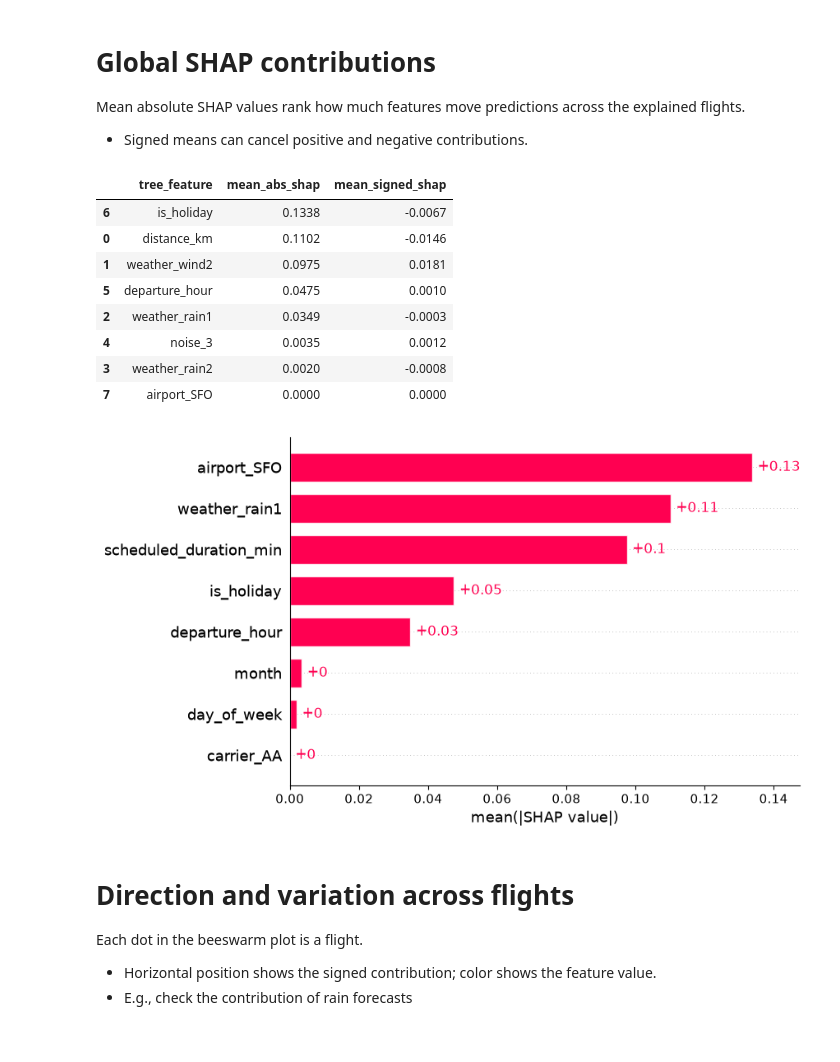
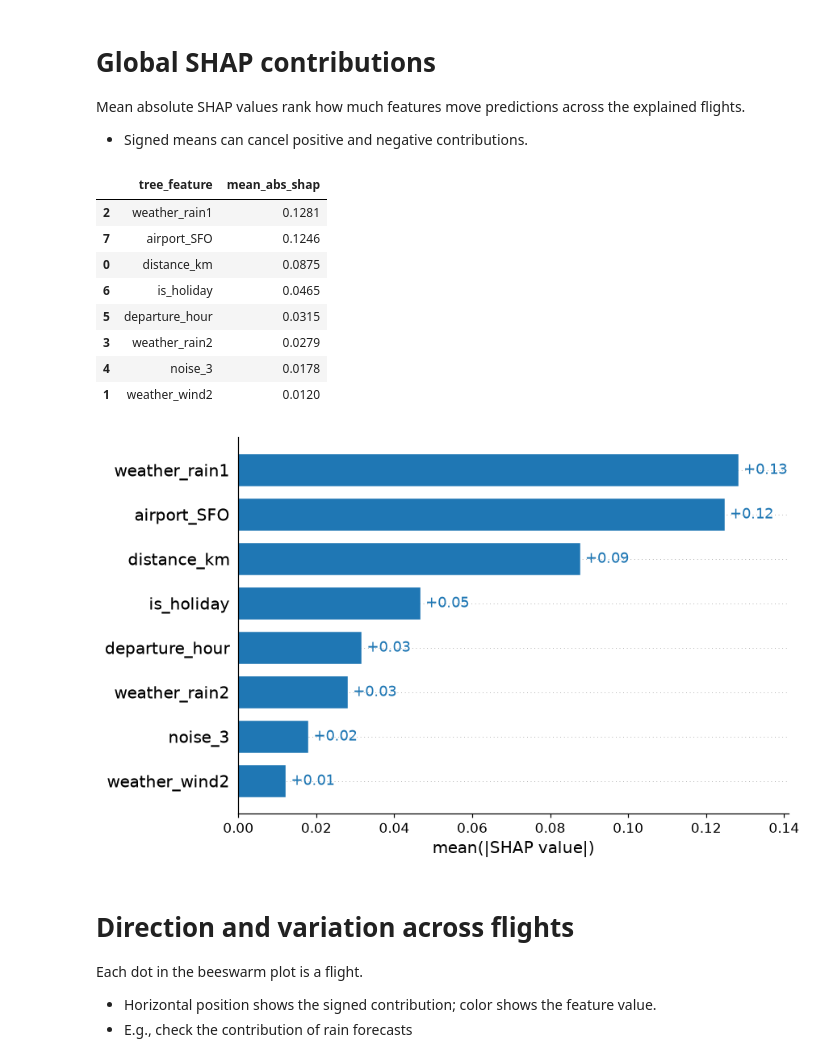
Before and after one commit to w4bo/AA2627-unibo-dcai, a Jupyter notebook: slides/lab-03-feature.ipynb, the cells around one changed output. Cells and saved outputs as stored; diff of their text form; code cells hidden in the pictures.

```diff
--- a/slides/lab-03-feature.ipynb
+++ b/slides/lab-03-feature.ipynb
@@ -558,27 +476,12 @@ feature_schema.loc[feature_schema["source"] == "engineered", schema_display_colu
 # %%
 #| echo: false
 # Build reusable preprocessing and classifier helpers for the later experiments.
-def numeric_columns(X):
-    return X.select_dtypes(include=np.number).columns.tolist()
-
-
-def categorical_columns(X):
-    return X.select_dtypes(exclude=np.number).columns.tolist()
-
-
 def make_preprocessor():
-    try:
-        one_hot = OneHotEncoder(handle_unknown="ignore", sparse_output=False)
-    except TypeError:
-        one_hot = OneHotEncoder(handle_unknown="ignore", sparse=False)
-
-    return ColumnTransformer(
-        transformers=[
-            ("num", "passthrough", numeric_columns),
-            ("cat", one_hot, categorical_columns),
-        ],
-        verbose_feature_names_out=False,
-    )
+    return ColumnTransformer([
+        ("num", "passthrough", make_column_selector(dtype_include=np.number)),
+        ("cat", OneHotEncoder(handle_unknown="ignore", sparse_output=False),
+         make_column_selector(dtype_exclude=np.number)),
+    ], verbose_feature_names_out=False)
 
 
 def make_tree(max_depth=5, min_samples_leaf=1):
@@ -595,15 +498,12 @@ def make_pipeline(add_manual_features=False, include_actual_times=False, selecto
             if isinstance(selector, Pipeline) else make_preprocessor()),
     ]
     if selector is not None:
-        steps.append(("feature_selection", selector)) # Selection is part of model fitting. Keeping it inside the pipeline prevents validation-fold information from guiding the selected features.
+        steps.append(("feature_selection", selector))
     steps.append(("classifier", make_tree()))
     return Pipeline(steps)
 
 cv = StratifiedKFold(n_splits=5, shuffle=True, random_state=RANDOM_STATE)
-scoring = {
-    "balanced_accuracy": make_scorer(balanced_accuracy_score),
-    "f1": make_scorer(f1_score),
-}
+scoring = {"balanced_accuracy": "balanced_accuracy", "f1": "f1"}
 make_pipeline(add_manual_features=False)
 # %% [output]
 Pipeline(steps=[('feature_engineering',
@@ -1330,23 +1200,26 @@ Mean absolute SHAP values rank how much features move predictions across the exp
 shap_importance = pd.DataFrame({
     "tree_feature": selected_feature_names_for_tree,
     "mean_abs_shap": np.abs(shap_delayed.values).mean(axis=0),
-    "mean_signed_shap": shap_delayed.values.mean(axis=0),
 }).sort_values("mean_abs_shap", ascending=False)
 shap_importance.round(4)
 # %% [output]
-|  | tree_feature | mean_abs_shap | mean_signed_shap |
-| 6 | is_holiday | 0.1338 | -0.0067 |
-| 0 | distance_km | 0.1102 | -0.0146 |
-| 1 | weather_wind2 | 0.0975 | 0.0181 |
-| 5 | departure_hour | 0.0475 | 0.0010 |
-| 2 | weather_rain1 | 0.0349 | -0.0003 |
-| 4 | noise_3 | 0.0035 | 0.0012 |
-| 3 | weather_rain2 | 0.0020 | -0.0008 |
-| 7 | airport_SFO | 0.0000 | 0.0000 |
+|  | tree_feature | mean_abs_shap |
+| 2 | weather_rain1 | 0.1281 |
+| 7 | airport_SFO | 0.1246 |
+| 0 | distance_km | 0.0875 |
+| 6 | is_holiday | 0.0465 |
+| 5 | departure_hour | 0.0315 |
+| 3 | weather_rain2 | 0.0279 |
+| 4 | noise_3 | 0.0178 |
+| 1 | weather_wind2 | 0.0120 |
 # %%
-shap.plots.bar(shap_delayed, max_display=len(selected_feature_names_for_tree))
+#| echo: false
+shap.plots.bar(shap_delayed, max_display=len(selected_feature_names_for_tree), show=False)
+for artist in [*plt.gca().patches, *plt.gca().texts]:
+    artist.set_color("tab:blue")
+plt.show()
 # %% [output]
-[figure, old version]
+[figure, new version]
 # %% [markdown]
 # Direction and variation across flights
 
```
Also changed, not shown: parts of 58 cells of this notebook, 5 other files.
